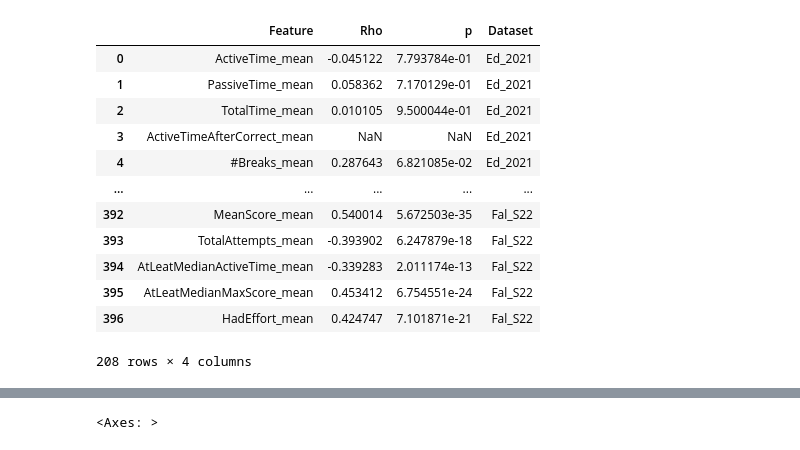
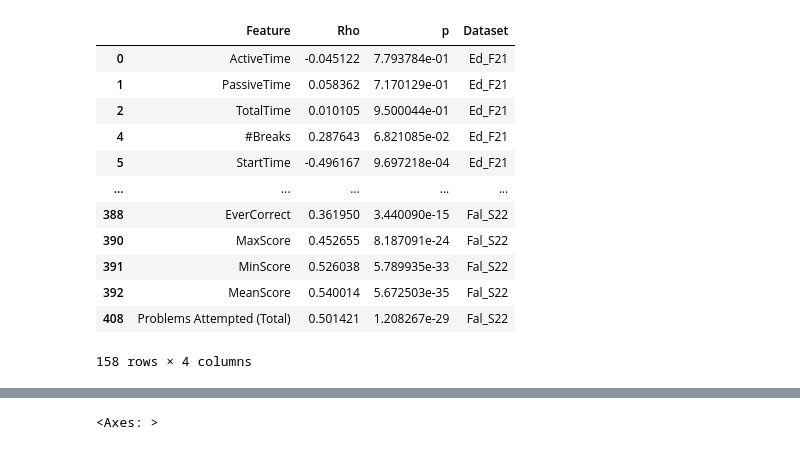
Before and after one commit to CSSPLICE/ProgSnapToolkit, a Jupyter notebook: src/analytics/feature_importance/importance.ipynb, the cells around one changed output, grey strips where cells are left out. Cells and saved outputs as stored; diff of their text form; code cells hidden in the pictures.

```diff
--- a/src/analytics/feature_importance/importance.ipynb
+++ b/src/analytics/feature_importance/importance.ipynb
@@ -26,0 +40,2 @@ data.head()
+# %%
+overwrite = False
@@ -27,6 +54,6 @@ data.head()
 # %%
-def load_dataset(base_dir):
-    file_path = os.path.join(base_dir, 'subject_features.csv')
+def load_dataset(name):
+    file_path = os.path.join(central_output_dir, f"{name}.csv")
     if not os.path.exists(file_path):
         print(f"Skipping missing file: {file_path}")
         return None
@@ -50,16 +77,3 @@ def get_grade_correlations(data):
         corr, p_value = spearmanr(grades, data[col])
         rows.append({"Feature": col, "Rho": corr, "p": p_value})
     return pd.DataFrame(rows)
-# %%
-all_dirs = {
-    'Ed_2021': '../../../sample_data/edwards/2021/analysis/',
-    'Ed_F19': '../../../sample_data/edwards/2019/analysis-f19/',
-    'Ed_S19': '../../../sample_data/edwards/2019/analysis-s19/',
-    'CWO_S19': '../../../sample_data/cwo/s19/analysis/',
-    'CWO_F19': '../../../sample_data/cwo/f19/analysis/',
-    'CB_2024': '../../../sample_data/codebench/2024/analysis/',
-    'CS1_Eng': '../../../sample_data/CSC111/analysis/',
-    'Fal_S21': '../../../sample_data/falconcode/analysis-s21/',
-    'Fal_F21': '../../../sample_data/falconcode/analysis-f21/',
-    'Fal_S22': '../../../sample_data/falconcode/analysis-s22/',
-}
@@ -78,30 +80,60 @@ for name, dir in all_dirs.items():
 # %%
+row_counts = []
 all_data = None
 for name, dir in all_dirs.items():
-    data = load_dataset(dir)
+    data = load_dataset(name)
     if data is None:
         continue
+    row_counts.append({
+        "Dataset": name,
+        "Unique Students": data[Cols.SubjectID].nunique(),
+        "Sections": data["X-ClassID"].nunique() if "X-ClassID" in data.columns else 1,
+        "Rows": len(data),
+    })
+
     corrs = get_grade_correlations(data)
     corrs["Dataset"] = name
     if all_data is None:
         all_data = corrs
     else:
         all_data = pd.concat([all_data, corrs], ignore_index=True)
 # all_data.sort_values(by="Feature", inplace=True)
+
+# We want the sum instead of the mean for attempted (and to label it clearly)
+# So this hack includes it among the other means
+all_data["Feature"] = all_data["Feature"].str.replace("Attempted_sum", "Problems Attempted (Total)_mean", regex=False)
+all_data["Feature"] = all_data["Feature"].str.replace("Attempted_mean", "Attempted mean", regex=False)
+
+all_data = all_data[all_data["Feature"].str.endswith("_mean")]
+all_data["Feature"] = all_data["Feature"].str.replace("_mean", "", regex=False)
+
+ignore_features = [
+    # Sort of arbitrary, not from the literature
+    "ActiveTimeAfterCorrect",
+    # Almost identical to Attempts (just includes after correct)
+    "TotalAttempts",
+    # These three were new ideas we added but don't add much on top of
+    # the base metrics from which they were calculated.
+    # Yes, that's a type on AtLeat
+    "AtLeatMedianActiveTime",
+    "AtLeatMedianMaxScore",
+    "HadEffort",
+]
+all_data = all_data[~all_data["Feature"].isin(ignore_features)]
+
 all_data["Feature"] = pd.Categorical(all_data["Feature"], categories=all_data["Feature"].unique(), ordered=True)
-all_data = all_data[all_data["Feature"].str.endswith("_mean")]
 all_data
 # %% [output]
 |  | Feature | Rho | p | Dataset |
-| 0 | ActiveTime_mean | -0.045122 | 7.793784e-01 | Ed_2021 |
-| 1 | PassiveTime_mean | 0.058362 | 7.170129e-01 | Ed_2021 |
-| 2 | TotalTime_mean | 0.010105 | 9.500044e-01 | Ed_2021 |
-| 3 | ActiveTimeAfterCorrect_mean | NaN | NaN | Ed_2021 |
-| 4 | #Breaks_mean | 0.287643 | 6.821085e-02 | Ed_2021 |
+| 0 | ActiveTime | -0.045122 | 7.793784e-01 | Ed_F21 |
+| 1 | PassiveTime | 0.058362 | 7.170129e-01 | Ed_F21 |
+| 2 | TotalTime | 0.010105 | 9.500044e-01 | Ed_F21 |
+| 4 | #Breaks | 0.287643 | 6.821085e-02 | Ed_F21 |
+| 5 | StartTime | -0.496167 | 9.697218e-04 | Ed_F21 |
 | ... | ... | ... | ... | ... |
-| 392 | MeanScore_mean | 0.540014 | 5.672503e-35 | Fal_S22 |
-| 393 | TotalAttempts_mean | -0.393902 | 6.247879e-18 | Fal_S22 |
-| 394 | AtLeatMedianActiveTime_mean | -0.339283 | 2.011174e-13 | Fal_S22 |
-| 395 | AtLeatMedianMaxScore_mean | 0.453412 | 6.754551e-24 | Fal_S22 |
-| 396 | HadEffort_mean | 0.424747 | 7.101871e-21 | Fal_S22 |
+| 388 | EverCorrect | 0.361950 | 3.440090e-15 | Fal_S22 |
+| 390 | MaxScore | 0.452655 | 8.187091e-24 | Fal_S22 |
+| 391 | MinScore | 0.526038 | 5.789935e-33 | Fal_S22 |
+| 392 | MeanScore | 0.540014 | 5.672503e-35 | Fal_S22 |
+| 408 | Problems Attempted (Total) | 0.501421 | 1.208267e-29 | Fal_S22 |
-208 rows × 4 columns
+158 rows × 4 columns
```
Also changed, not shown: parts of 9 cells of this notebook, 3 other files.
